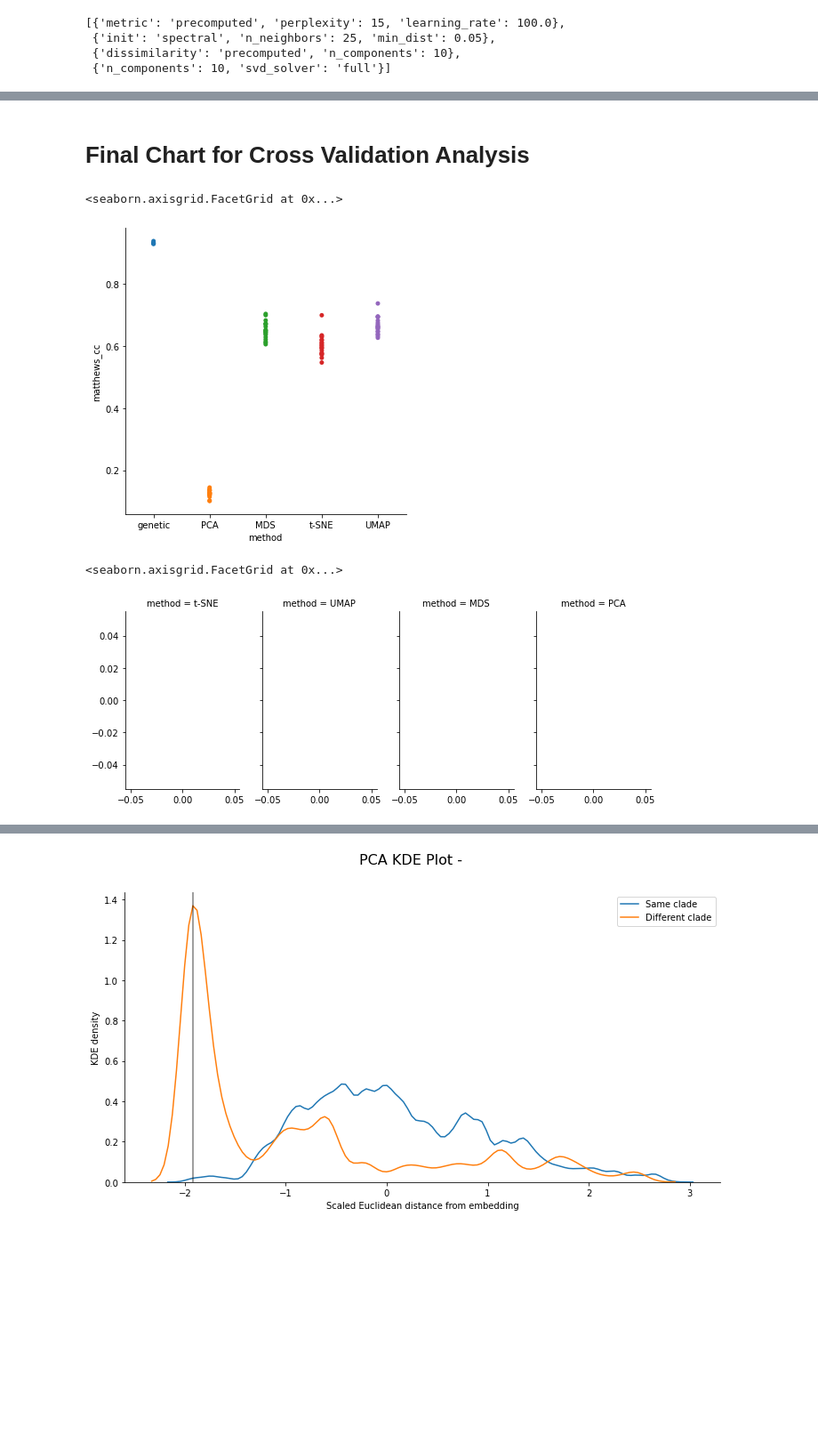
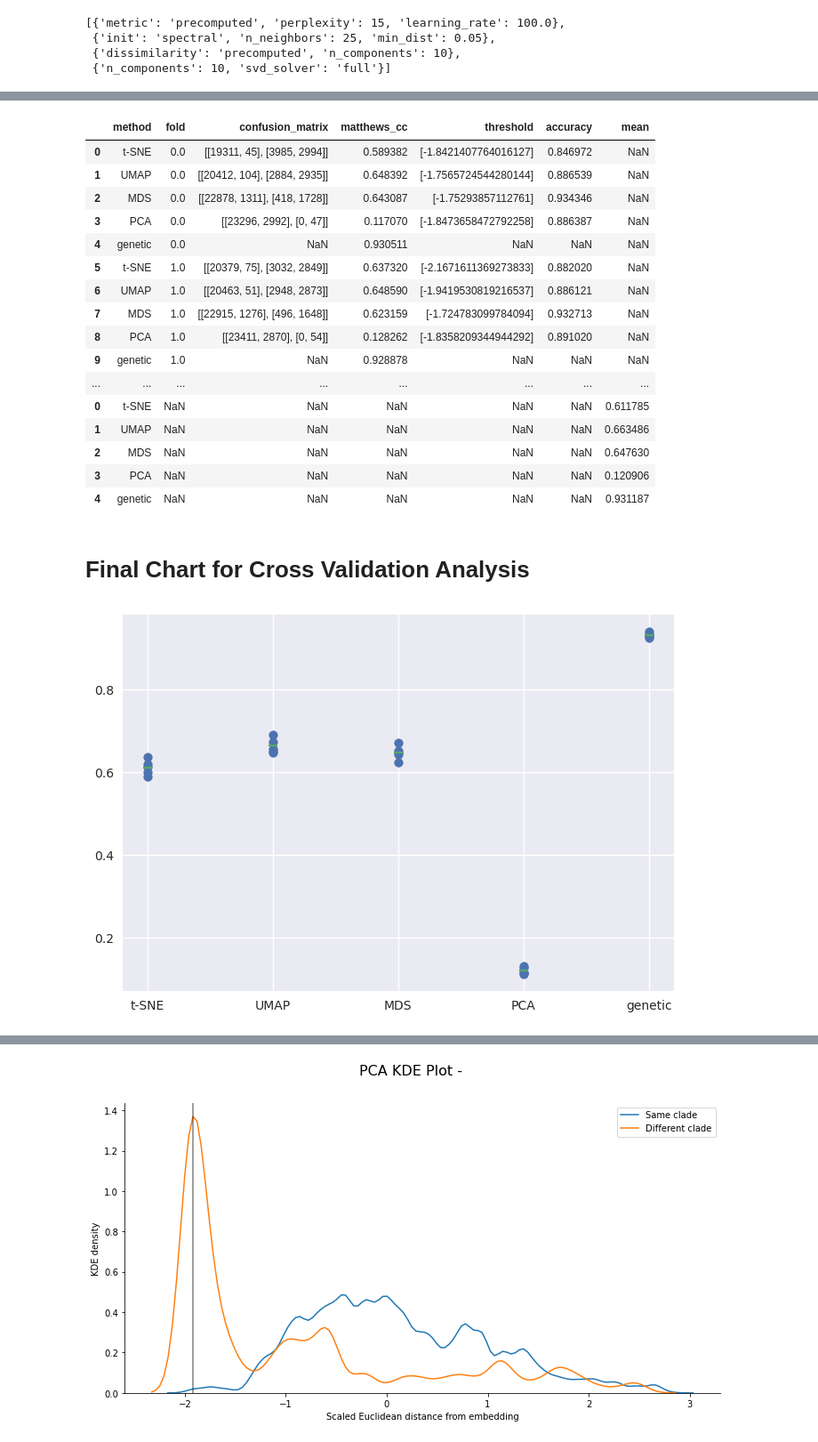
Before and after one commit to blab/cartography, a Jupyter notebook: notebooks/2020-07-28-cross-validation-outline.ipynb, the cells around one changed output, grey strips where cells are left out. Shown at 89% size. Saved outputs shown, nothing was run; the diff lists cells and outputs as text; code cells hidden in the pictures; blank space fills up the shorter version.

```diff
--- a/notebooks/2020-07-28-cross-validation-outline.ipynb
+++ b/notebooks/2020-07-28-cross-validation-outline.ipynb
@@ -591,2 +592,34 @@ average_pca = np.average(np.array(cross_v_info_PCA['threshold'].values.tolist())
+# %%
+average = []
+for i in cross_v_info["method"].unique().tolist():
+    cross_v_info_method = cross_v_info.where(cross_v_info["method"] == i).dropna(how = "all")
+    average.append(np.average(np.array(cross_v_info_method["matthews_cc"].values.tolist()).flatten()))
+
+average = dict(zip(cross_v_info["method"].unique().tolist(), average))
+# %%
+df = pd.DataFrame.from_dict(average, orient="index")
+df["method"] = df.index
+df.columns=['mean', 'method']
+df = df.reset_index(drop=True)
+cross_v_info = cross_v_info.append(df)
+cross_v_info
+# %% [output]
+|  | method | fold | confusion_matrix | matthews_cc | threshold | accuracy | mean |
+| 0 | t-SNE | 0.0 | [[19311, 45], [3985, 2994]] | 0.589382 | [-1.8421407764016127] | 0.846972 | NaN |
+| 1 | UMAP | 0.0 | [[20412, 104], [2884, 2935]] | 0.648392 | [-1.7565724544280144] | 0.886539 | NaN |
+| 2 | MDS | 0.0 | [[22878, 1311], [418, 1728]] | 0.643087 | [-1.75293857112761] | 0.934346 | NaN |
+| 3 | PCA | 0.0 | [[23296, 2992], [0, 47]] | 0.117070 | [-1.8473658472792258] | 0.886387 | NaN |
+| 4 | genetic | 0.0 | NaN | 0.930511 | NaN | NaN | NaN |
+| 5 | t-SNE | 1.0 | [[20379, 75], [3032, 2849]] | 0.637320 | [-2.1671611369273833] | 0.882020 | NaN |
+| 6 | UMAP | 1.0 | [[20463, 51], [2948, 2873]] | 0.648590 | [-1.9419530819216537] | 0.886121 | NaN |
+| 7 | MDS | 1.0 | [[22915, 1276], [496, 1648]] | 0.623159 | [-1.724783099784094] | 0.932713 | NaN |
+| 8 | PCA | 1.0 | [[23411, 2870], [0, 54]] | 0.128262 | [-1.8358209344944292] | 0.891020 | NaN |
+| 9 | genetic | 1.0 | NaN | 0.928878 | NaN | NaN | NaN |
+| ... | ... | ... | ... | ... | ... | ... | ... |
+| 0 | t-SNE | NaN | NaN | NaN | NaN | NaN | 0.611785 |
+| 1 | UMAP | NaN | NaN | NaN | NaN | NaN | 0.663486 |
+| 2 | MDS | NaN | NaN | NaN | NaN | NaN | 0.647630 |
+| 3 | PCA | NaN | NaN | NaN | NaN | NaN | 0.120906 |
+| 4 | genetic | NaN | NaN | NaN | NaN | NaN | 0.931187 |
 # %% [markdown]
 # Final Chart for Cross Validation Analysis
@@ -595,11 +626,14 @@ import seaborn as sns
-# %%
-sns.catplot(x="method", y="matthews_cc", order= ["genetic", "PCA", "MDS", "t-SNE", "UMAP"], jitter=False, data=cross_v_info)
-# %% [output]
-<seaborn.axisgrid.FacetGrid at 0x...>
-[figure, removed]
-# %%
-g = sns.FacetGrid(cross_v_info, col="method", height=3.5, aspect=.65)
-g.map_dataframe(sns.scatterplot, x=None, y="matthews_cc")
-# %% [output]
-<seaborn.axisgrid.FacetGrid at 0x...>
-[figure, removed]
+# %%
+import seaborn as sns
+mpl.style.use("seaborn")
+#cross_v_info['method'] = pd.Categorical(cross_v_info['method'], categories = ["genetic", "PCA", "MDS", "t-SNE", "UMAP"] , ordered = True)
+#cross_v_info.sort_values('method', inplace=True)
+#cross_v_info
+# %%
+plt.scatter(x=cross_v_info["method"], y=cross_v_info["matthews_cc"])
+plt.scatter(x=cross_v_info["method"], y=cross_v_info["mean"], marker="_")
+plt.show()
+#g = sns.catplot(x="method", y="matthews_cc", order= ["genetic", "PCA", "MDS", "t-SNE", "UMAP"], jitter=False, data=cross_v_info)
+#g.map(sns.catplot(x="method", y="mean",order= ["genetic", "PCA", "MDS", "t-SNE", "UMAP"], jitter=False, data=cross_v_info, marker="_"))
+# %% [output]
+[figure, added]
```
Also changed, not shown: parts of 14 cells of this notebook, 40 other files.
